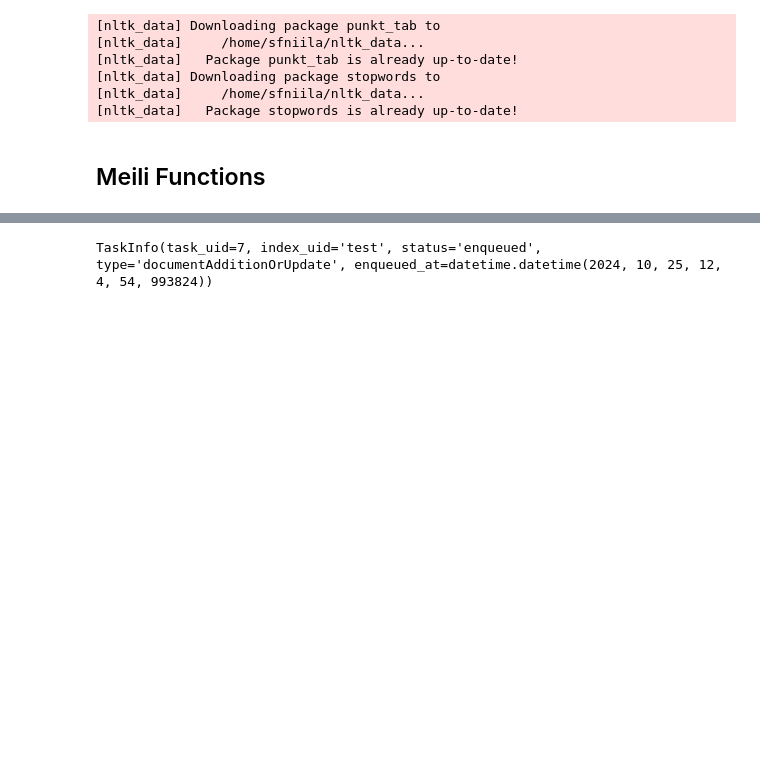
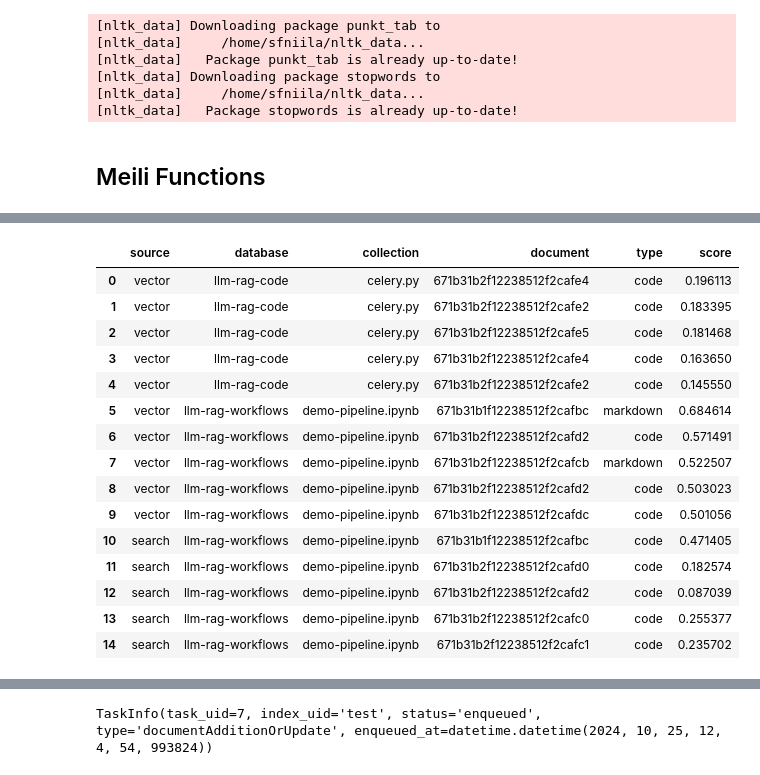
Before and after one commit to K123AsJ0k1/cloud-hpc-oss-mlops-platform, a Jupyter notebook: applications/development/LLMs/pipeline/preprocessing/RAG-Development.ipynb, the cells around one changed output, grey strips where cells are left out. Drawn from its saved outputs; the diff is of its cells as text; code cells hidden in the pictures; blank space fills up the shorter version.

```diff
--- a/applications/development/LLMs/pipeline/preprocessing/RAG-Development.ipynb
+++ b/applications/development/LLMs/pipeline/preprocessing/RAG-Development.ipynb
@@ -1419,6 +1351,22 @@ def meili_add_documents(
         print(e)
         return None
 
+def meili_set_filterable(
+    meili_client: any,
+    index_name: str,
+    attributes: any
+) -> any:
+    try:
+        index = meili_get_index(
+            meili_client = meili_client,
+            index_name = index_name
+        )
+        response = index.update_filterable_attributes(attributes)
+        return response
+    except Exception as e:
+        print(e)
+        return None
+
 def meili_search_documents(
     meili_client: any,
     index_name: str,
@@ -1426,12 +1374,13 @@ def meili_search_documents(
     options: any
 ) -> any:
     try:
-        index = meili_client.index(
+        index = meili_get_index(
+            meili_client = meili_client,
             index_name = index_name
         )
         response = index.search(
-            query = query,
-            options = options
+            query,
+            options
         )
         return response
     except Exception as e:
@@ -1534,0 +1675,9 @@ keyword_documents
+# %%
+example_prompt = 'Can you generate a kfp training component for cloud-HPC pipeline?'
+# %%
+hit_collection = vector_search_collection(
+    vector_client = qdrant_client,
+    search_client = meili_client,
+    prompt = example_prompt,
+    top_k = 5
+)
@@ -1534,0 +1726,23 @@ keyword_documents
+# %%
+import pandas as pd
+
+df = pd.DataFrame(hit_collection)
+# %%
+df
+# %% [output]
+|  | source | database | collection | document | type | score |
+| 0 | vector | llm-rag-code | celery.py | 671b31b2f12238512f2cafe4 | code | 0.196113 |
+| 1 | vector | llm-rag-code | celery.py | 671b31b2f12238512f2cafe2 | code | 0.183395 |
+| 2 | vector | llm-rag-code | celery.py | 671b31b2f12238512f2cafe5 | code | 0.181468 |
+| 3 | vector | llm-rag-code | celery.py | 671b31b2f12238512f2cafe4 | code | 0.163650 |
+| 4 | vector | llm-rag-code | celery.py | 671b31b2f12238512f2cafe2 | code | 0.145550 |
+| 5 | vector | llm-rag-workflows | demo-pipeline.ipynb | 671b31b1f12238512f2cafbc | markdown | 0.684614 |
+| 6 | vector | llm-rag-workflows | demo-pipeline.ipynb | 671b31b2f12238512f2cafd2 | code | 0.571491 |
+| 7 | vector | llm-rag-workflows | demo-pipeline.ipynb | 671b31b2f12238512f2cafcb | markdown | 0.522507 |
+| 8 | vector | llm-rag-workflows | demo-pipeline.ipynb | 671b31b2f12238512f2cafd2 | code | 0.503023 |
+| 9 | vector | llm-rag-workflows | demo-pipeline.ipynb | 671b31b2f12238512f2cafdc | code | 0.501056 |
+| 10 | search | llm-rag-workflows | demo-pipeline.ipynb | 671b31b1f12238512f2cafbc | code | 0.471405 |
+| 11 | search | llm-rag-workflows | demo-pipeline.ipynb | 671b31b2f12238512f2cafd0 | code | 0.182574 |
+| 12 | search | llm-rag-workflows | demo-pipeline.ipynb | 671b31b2f12238512f2cafd2 | code | 0.087039 |
+| 13 | search | llm-rag-workflows | demo-pipeline.ipynb | 671b31b2f12238512f2cafc0 | code | 0.255377 |
+| 14 | search | llm-rag-workflows | demo-pipeline.ipynb | 671b31b2f12238512f2cafc1 | code | 0.235702 |
```
Also changed, not shown: parts of 38 cells of this notebook.
